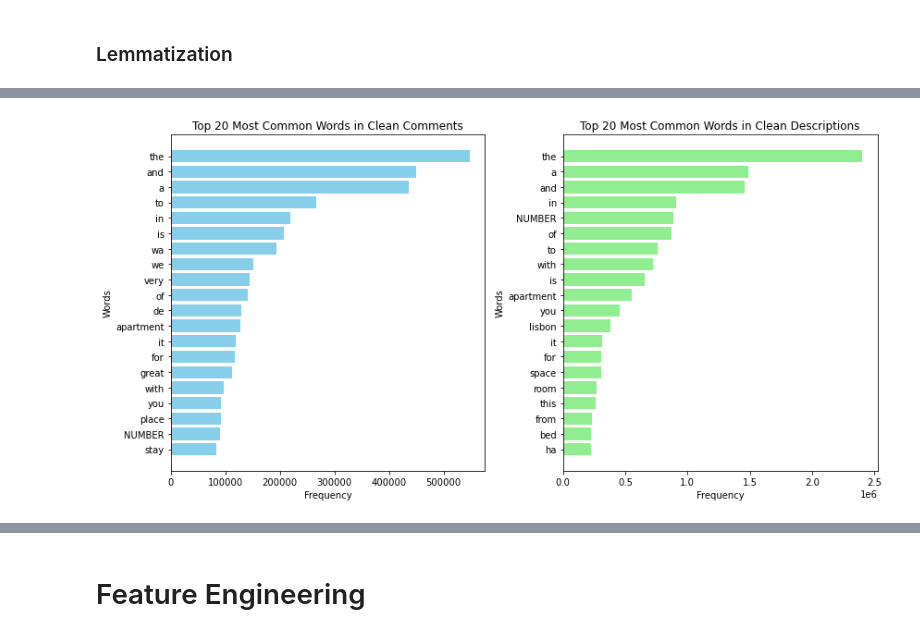
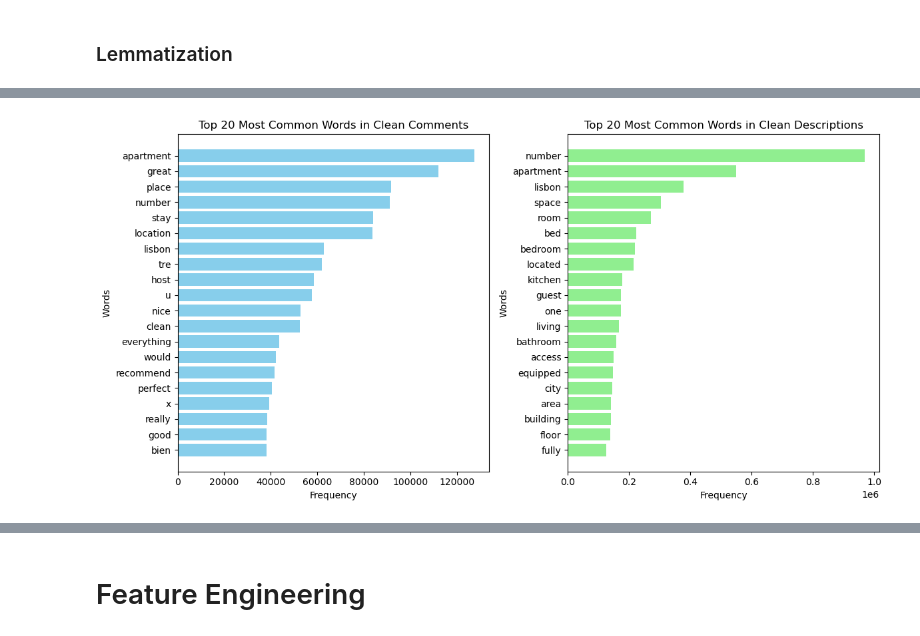
Before and after one commit to beatrizdsantosss/Text-mining-project-, a Jupyter notebook: NLP_45.ipynb, the cells around one changed output, grey strips where cells are left out. Cells and saved outputs as stored; diff of their text form; code cells hidden in the pictures.

```diff
--- a/NLP_45.ipynb
+++ b/NLP_45.ipynb
@@ -1510,0 +1981,6 @@ dtype: int64
+# %%
+X_train_clean_preprocessed = pd.read_csv('X_train_clean_preprocessed.csv', delimiter= ',')
+X_val_clean_preprocessed = pd.read_csv('X_val_clean_preprocessed.csv', delimiter= ',')
+test_clean_preprocessed = pd.read_csv('test_clean_preprocessed.csv', delimiter= ',')
+y_train = pd.read_csv('y_train_clean_preprocessed.csv', delimiter= ',')
+y_val = pd.read_csv('y_val_clean_preprocessed.csv', delimiter= ',')
@@ -1510,0 +2093,4 @@ dtype: int64
+# %%
+X_train_clean_preprocessed.dropna(inplace=True)
+X_val_clean_preprocessed.dropna(inplace=True)
+test_clean_preprocessed.dropna(inplace=True)
@@ -1521,13 +2130,13 @@ nltk.download('punkt')
 # Assuming X_train_clean is your DataFrame
 
 # Tokenize the text and count the word frequencies for 'clean_comments'
-all_words_comments = word_tokenize(' '.join(X_train_clean['clean_comments'].astype(str)))
+all_words_comments = word_tokenize(' '.join(X_train_clean_preprocessed['clean_comments'].astype(str)))
 word_freq_comments = Counter(all_words_comments)
 common_words_comments = word_freq_comments.most_common(20)
 words_comments, counts_comments = zip(*common_words_comments)
 
 # Tokenize the text and count the word frequencies for 'clean_description'
-all_words_description = word_tokenize(' '.join(X_train_clean['clean_description'].astype(str)))
+all_words_description = word_tokenize(' '.join(X_train_clean_preprocessed['clean_description'].astype(str)))
 word_freq_description = Counter(all_words_description)
 common_words_description = word_freq_description.most_common(20)
 words_description, counts_description = zip(*common_words_description)
@@ -1558,2 +2167,2 @@ plt.show()
 [nltk_data]   Package punkt is already up-to-date!
-[figure, old version]
+[figure, new version]
```
Also changed, not shown: parts of 93 cells of this notebook.
